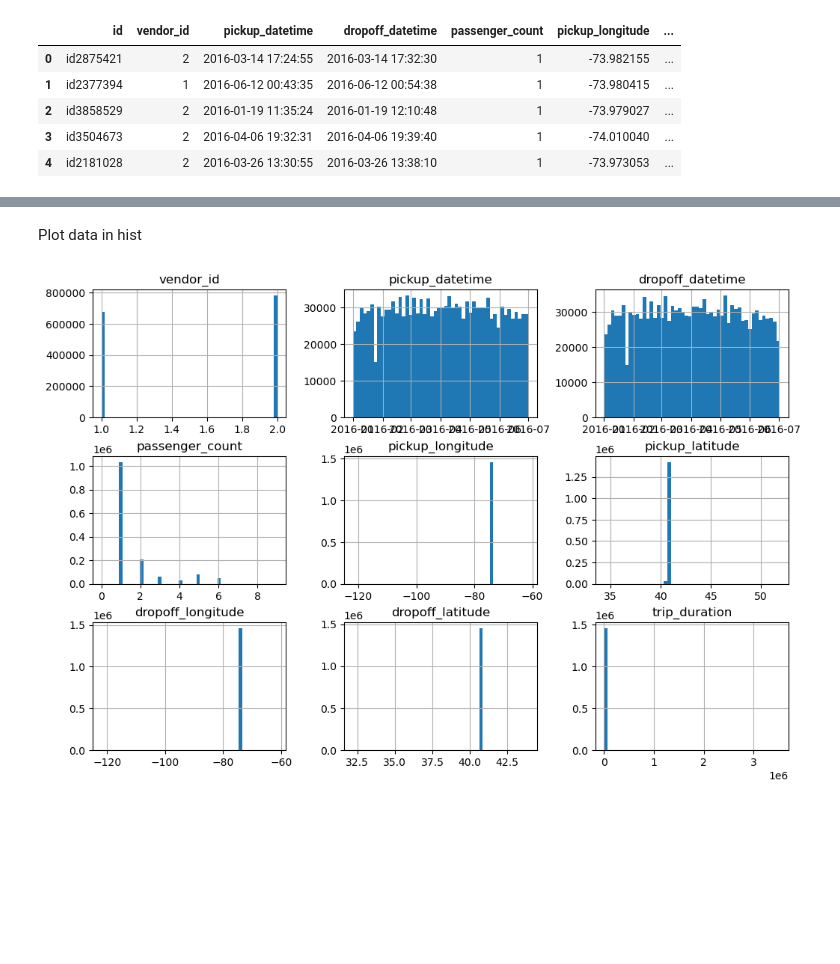
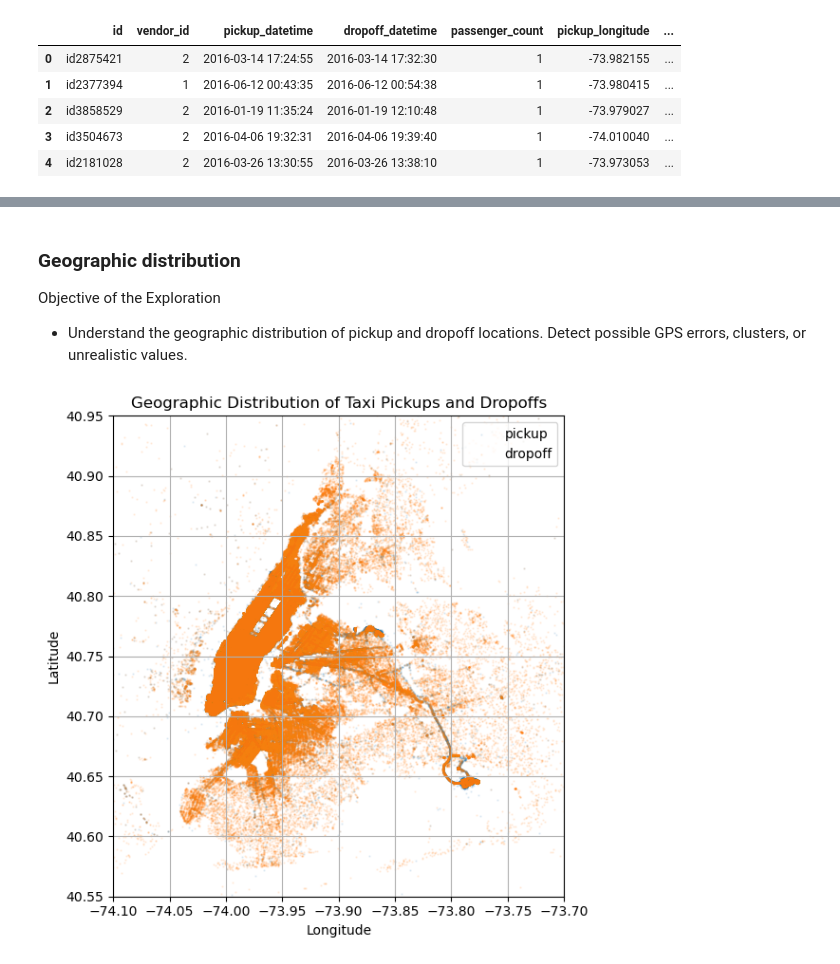
Before and after one commit to Wendo99/NYC-Taxi-Trip-Duration, a Jupyter notebook: main.ipynb, the cells around one changed output, grey strips where cells are left out. Cells and saved outputs as stored; diff of their text form; code cells hidden in the pictures; blank space fills up the shorter version.

Commit message:
EDA Taxi dataset; structural-invalid-outlier eda; geo distr; categor variab; target var trip dur; log distribution; extraction time based features;

```diff
--- a/main.ipynb
+++ b/main.ipynb
@@ -150,7 +275,22 @@ taxi.describe()
 # %% [markdown]
-Plot data in hist
+### Geographic distribution
+
+Objective of the Exploration
+- Understand the geographic distribution of pickup and dropoff locations. Detect possible GPS
+errors, clusters, or unrealistic values.
 # %%
-taxi.hist(bins=50, figsize=(12, 8))
+# Scatterplot of pickup and dropoff locations
+plt.figure(figsize=(6, 6))
+plt.scatter(taxi['pickup_longitude'], taxi['pickup_latitude'], s=0.5, alpha=0.1, label='pickup')
+plt.scatter(taxi['dropoff_longitude'], taxi['dropoff_latitude'], s=0.5, alpha=0.1, label='dropoff')
+plt.xlim(-74.1, -73.7)
+plt.ylim(40.55, 40.95)
+plt.xlabel("Longitude")
+plt.ylabel("Latitude")
+plt.legend(loc='upper right')
+plt.title("Geographic Distribution of Taxi Pickups and Dropoffs")
+plt.grid(True)
+plt.tight_layout()
 plt.show()
 # %% [output]
-[figure, old version]
+[figure, new version]
```
Also changed, not shown: parts of 38 cells of this notebook, 3 other files.
